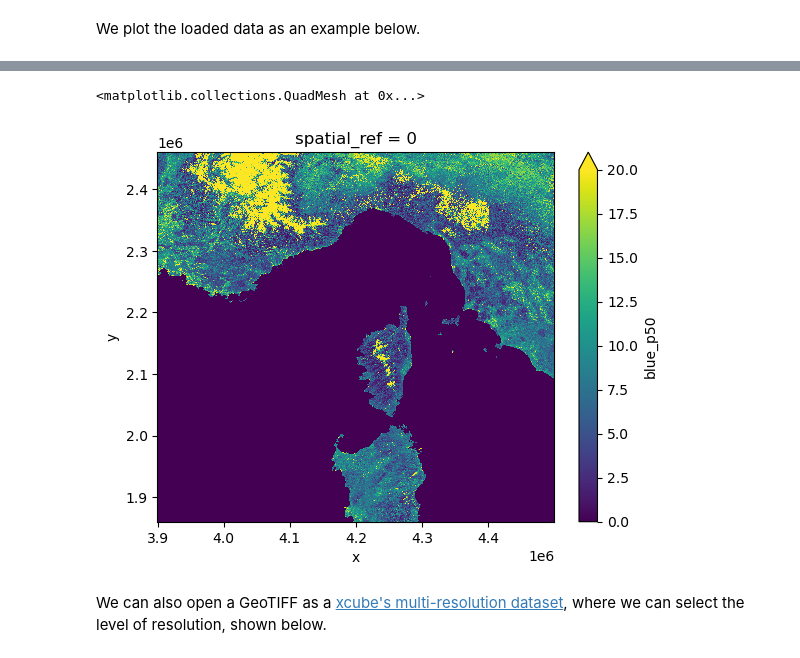
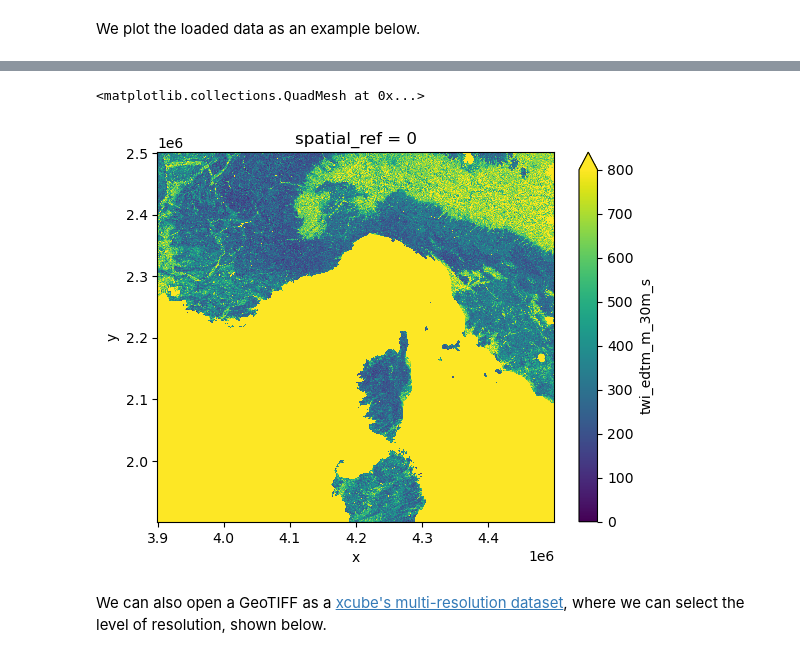
Before and after one commit to xcube-dev/xcube-stac, a Jupyter notebook: examples/notebooks/geotiff_nonsearchable_catalog.ipynb, the cells around one changed output, grey strips where cells are left out. Cells and saved outputs as stored; diff of their text form; code cells hidden in the pictures.

```diff
--- a/examples/notebooks/geotiff_nonsearchable_catalog.ipynb
+++ b/examples/notebooks/geotiff_nonsearchable_catalog.ipynb
@@ -68,9 +68,9 @@ Now, let's search for Landsat Thematic Mapper data for the European region durin
 %%time
 descriptors = list(
     store.search_data(
-        collections=["lcv_blue_landsat.glad.ard"],
+        collections=["twi_edtm"],
         bbox=[-10, 40, 40, 70],
-        time_range=["2000-01-01", "2000-04-01"],
+        time_range=["2010-01-01", "2010-04-01"],
     )
 )
 [d.to_dict() for d in descriptors]
@@ -189,5 +137,5 @@ lcv_blue_landsat.glad.ard_1999.12.02..2000.03.20
 We plot the loaded data as an example below.
 # %%
 %%time
-ds.blue_p50[100000:120000:20, 100000:120000:20].plot(vmax=20)
+ds.twi_edtm_m_30m_s[100000:120000:20, 100000:120000:20].plot(vmin=0, vmax=800)
 # %% [output]
@@ -196,5 +144,5 @@ Wall time: 34.8 s
 <matplotlib.collections.QuadMesh at 0x...>
-[figure, old version]
+[figure, new version]
 # %% [markdown]
 We can also open a GeoTIFF as a [xcube's multi-resolution  dataset](https://xcube.readthedocs.io/en/latest/mldatasets.html#xcube-multi-resolution-datasets), where we can select the level of resolution, shown below.
 # %%
```
Also changed, not shown: parts of 12 cells of this notebook, 12 other files.
